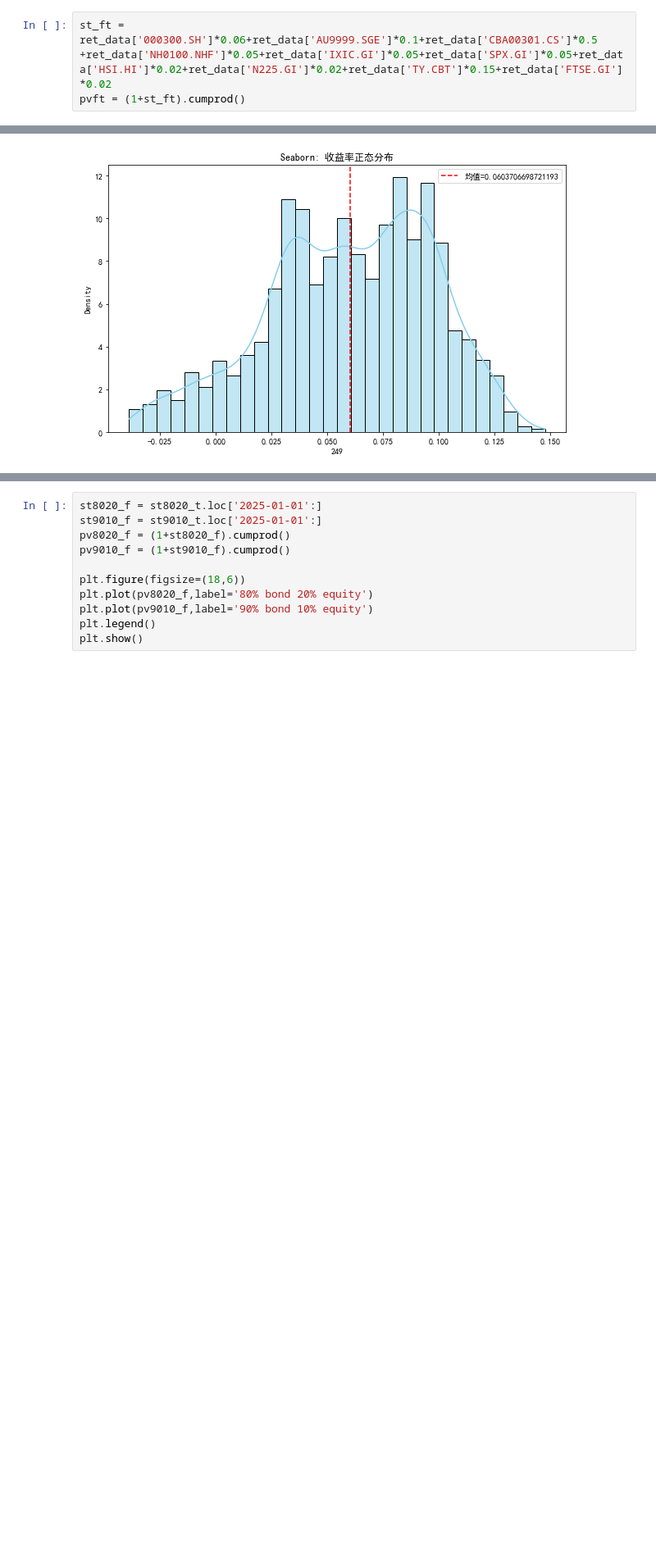
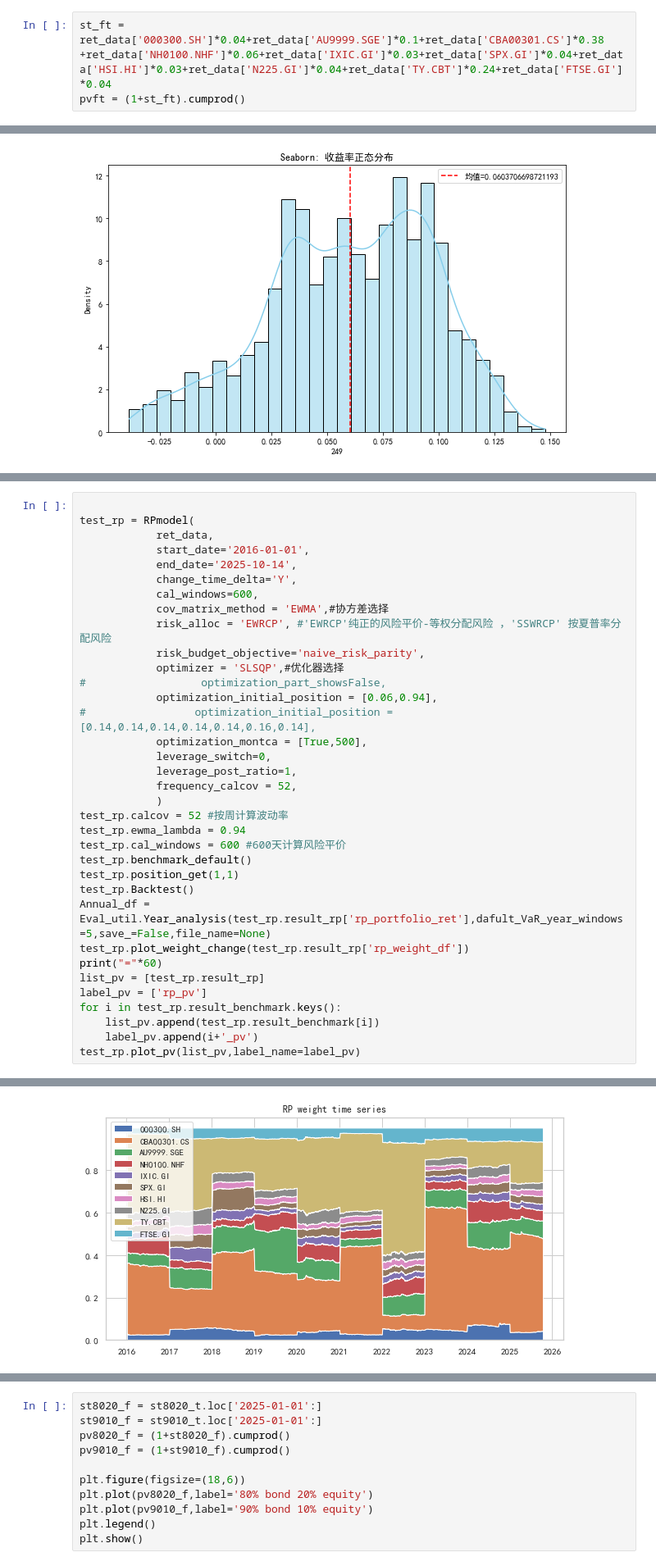
Before and after one commit to nurhachar-sibei/-----, a Jupyter notebook: 低利率时代投资研究.ipynb, the cells around one changed output, grey strips where cells are left out. Shown at 82% size. Drawn from its saved outputs; the diff is of its cells as text; blank space fills up the shorter version.

```diff
--- a/低利率时代投资研究.ipynb
+++ b/低利率时代投资研究.ipynb
@@ -399,5 +413,5 @@ plt.show()
 # %%
-st_ft = ret_data['000300.SH']*0.06+ret_data['AU9999.SGE']*0.1+ret_data['CBA00301.CS']*0.5 +ret_data['NH0100.NHF']*0.05+ret_data['IXIC.GI']*0.05+ret_data['SPX.GI']*0.05+ret_data['HSI.HI']*0.02+ret_data['N225.GI']*0.02+ret_data['TY.CBT']*0.15+ret_data['FTSE.GI']*0.02
+st_ft = ret_data['000300.SH']*0.04+ret_data['AU9999.SGE']*0.1+ret_data['CBA00301.CS']*0.38 +ret_data['NH0100.NHF']*0.06+ret_data['IXIC.GI']*0.03+ret_data['SPX.GI']*0.04+ret_data['HSI.HI']*0.03+ret_data['N225.GI']*0.04+ret_data['TY.CBT']*0.24+ret_data['FTSE.GI']*0.04
 pvft = (1+st_ft).cumprod()
 # %%
 plt.figure(figsize=(18,6))
@@ -441,0 +465,36 @@ plt.show()
+# %%
+
+test_rp = RPmodel(
+            ret_data,
+            start_date='2016-01-01',
+            end_date='2025-10-14',
+            change_time_delta='Y',
+            cal_windows=600,
+            cov_matrix_method = 'EWMA',#协方差选择
+            risk_alloc = 'EWRCP', #'EWRCP'纯正的风险平价-等权分配风险 ，'SSWRCP' 按夏普率分配风险
+            risk_budget_objective='naive_risk_parity',
+            optimizer = 'SLSQP',#优化器选择
+#                  optimization_part_showsFalse,
+            optimization_initial_position = [0.06,0.94],
+#                 optimization_initial_position = [0.14,0.14,0.14,0.14,0.14,0.16,0.14],
+            optimization_montca = [True,500],
+            leverage_switch=0,
+            leverage_post_ratio=1,
+            frequency_calcov = 52,
+            )
+test_rp.calcov = 52 #按周计算波动率
+test_rp.ewma_lambda = 0.94
+test_rp.cal_windows = 600 #600天计算风险平价
+test_rp.benchmark_default()
+test_rp.position_get(1,1)
+test_rp.Backtest()
+Annual_df = Eval_util.Year_analysis(test_rp.result_rp['rp_portfolio_ret'],dafult_VaR_year_windows=5,save_=False,file_name=None)
+test_rp.plot_weight_change(test_rp.result_rp['rp_weight_df'])
+print("="*60)
+list_pv = [test_rp.result_rp]
+label_pv = ['rp_pv']
+for i in test_rp.result_benchmark.keys():
+    list_pv.append(test_rp.result_benchmark[i])
+    label_pv.append(i+'_pv')
+test_rp.plot_pv(list_pv,label_name=label_pv)
+# %% [output]
@@ -441,0 +538 @@ plt.show()
+[figure, added]
```
Also changed, not shown: parts of 10 cells of this notebook, 7 other files.
